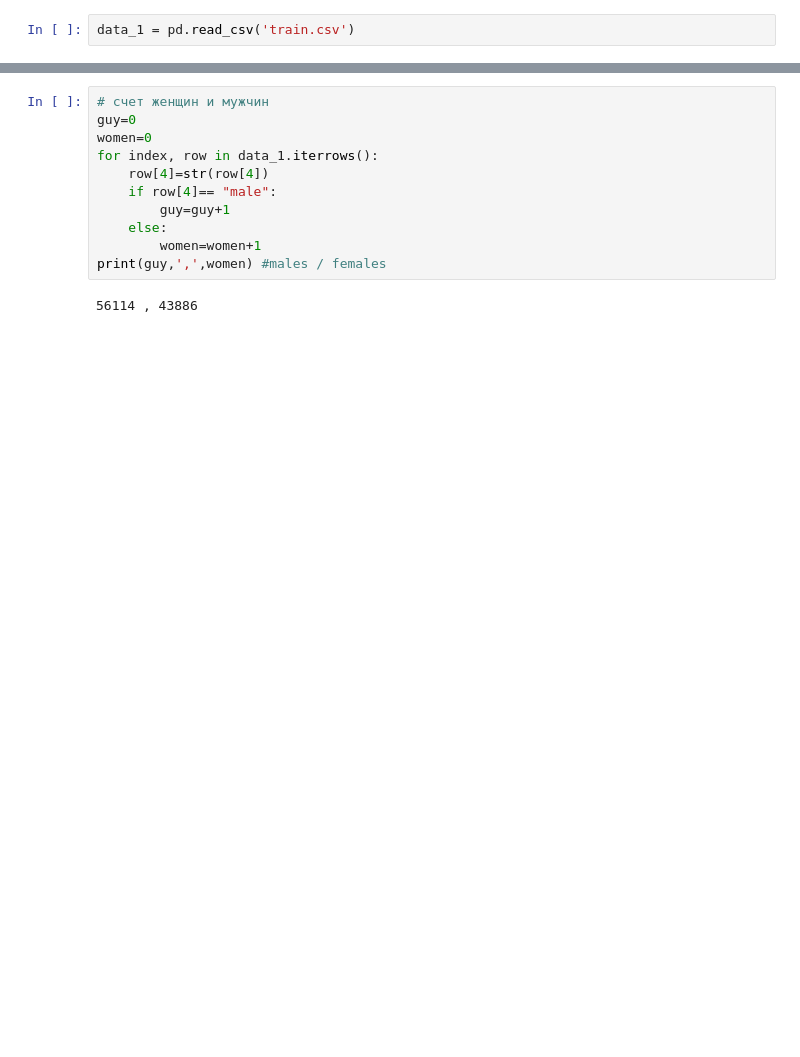
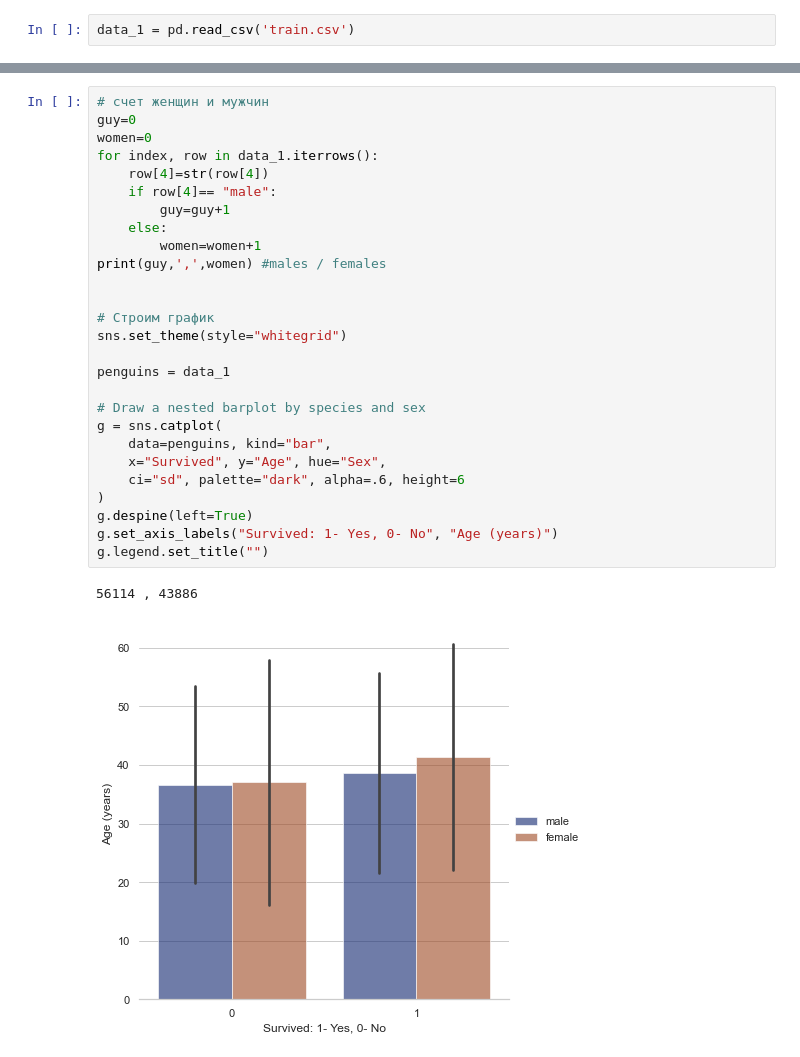
Before and after one commit to Sergo448/rolling-scopes-school-AI-MachineLearning, a Jupyter notebook: Sergo448_2_task.ipynb, the cells around one changed output, grey strips where cells are left out. Drawn from its saved outputs; the diff is of its cells as text; blank space fills up the shorter version.

```diff
--- a/Sergo448_2_task.ipynb
+++ b/Sergo448_2_task.ipynb
@@ -18,16 +122,33 @@ data_1.head()
 # %%
 # счет женщин и мужчин
 guy=0
 women=0
 for index, row in data_1.iterrows():
     row[4]=str(row[4])
     if row[4]== "male":
         guy=guy+1
     else:
         women=women+1
 print(guy,',',women) #males / females
+
+
+# Строим график
+sns.set_theme(style="whitegrid")
+
+penguins = data_1
+
+# Draw a nested barplot by species and sex
+g = sns.catplot(
+    data=penguins, kind="bar",
+    x="Survived", y="Age", hue="Sex",
+    ci="sd", palette="dark", alpha=.6, height=6
+)
+g.despine(left=True)
+g.set_axis_labels("Survived: 1- Yes, 0- No", "Age (years)")
+g.legend.set_title("")
 # %% [output]
 56114 , 43886
+[figure, added]
 # %%
 # счет выживших
 servived=0
```
Also changed, not shown: parts of 15 cells of this notebook.
